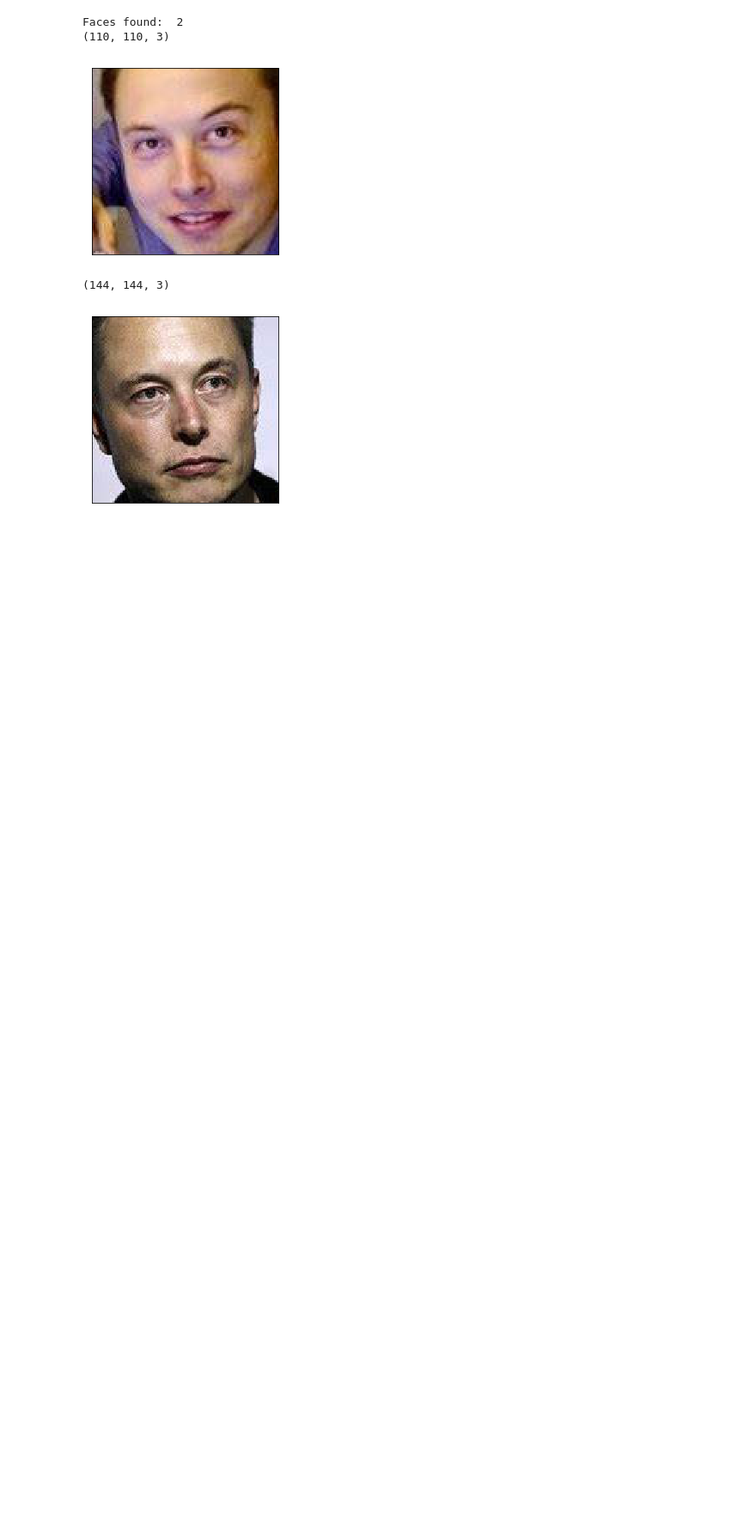
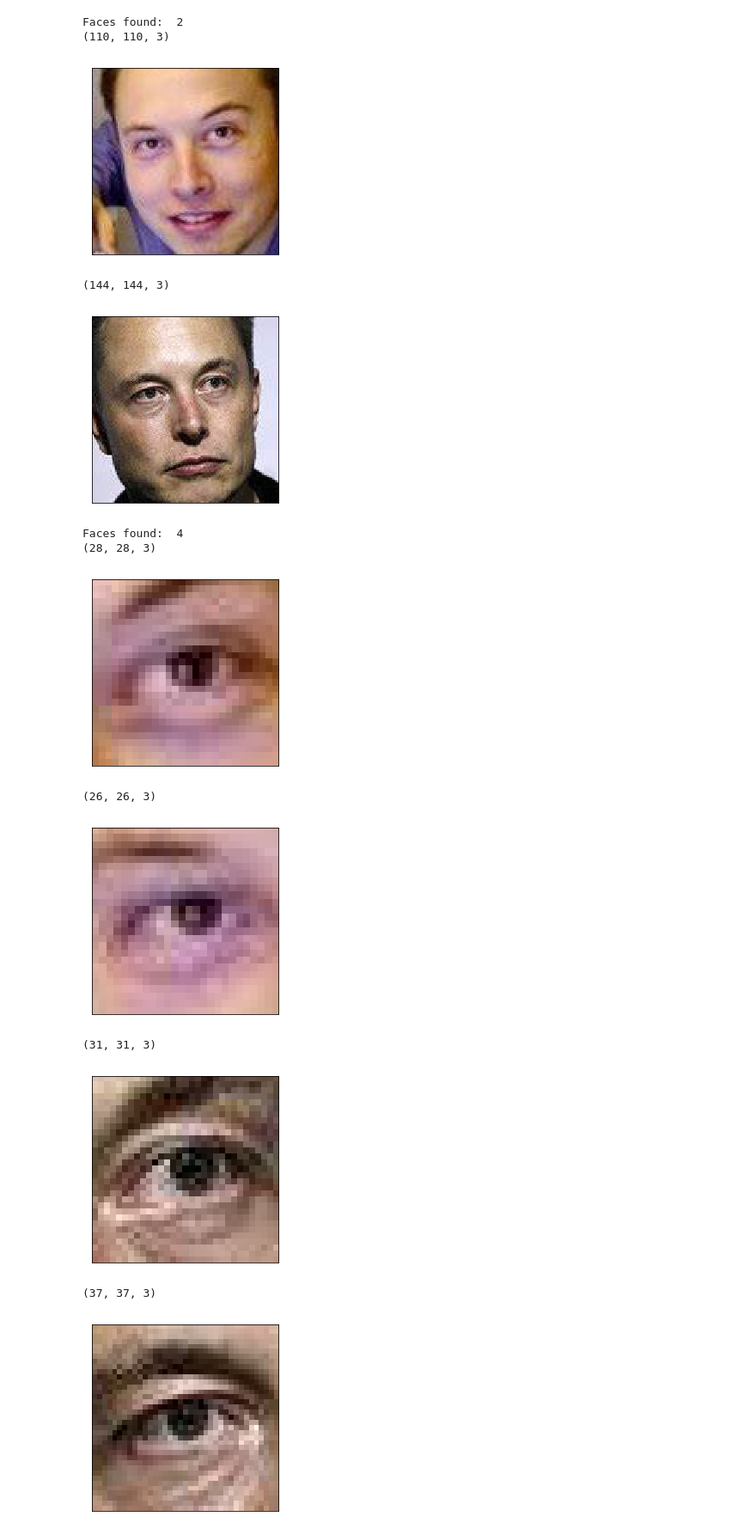
Before and after one commit to frtu/face-recognition-platform, a Jupyter notebook: notebook/image_utils.ipynb, the cells around one changed output. Shown at 86% size. Cells and saved outputs as stored; diff of their text form; code cells hidden in the pictures; blank space fills up the shorter version.

Commit message:
Allow to cascade to be configurable and capture anything : faces, eyes, ...

```diff
--- a/notebook/image_utils.ipynb
+++ b/notebook/image_utils.ipynb
@@ -56,12 +56,10 @@ def img_show_using_color(img, color_map='gray'):
 # %%
 import cv2
 
-cascade_path = '../cascades/haarcascades/haarcascade_frontalface_alt2.xml'
-cascade = cv2.CascadeClassifier(cascade_path)
+haarcascade_dir = '../cascades/haarcascades/'
+cascade_frontalface_alt2 = cv2.CascadeClassifier(haarcascade_dir + 'haarcascade_frontalface_alt2.xml')
 
-margin=0
-
-def detect_faces(img, scale_factor=1.1, min_neighbors=5, coordinate_mapper=None):
+def detect_faces(img, scale_factor=1.1, min_neighbors=5, coordinate_mapper=None, cascade=cascade_frontalface_alt2):
     faces = cascade.detectMultiScale(img,
                                      scaleFactor=scale_factor,
                                      minNeighbors=min_neighbors)
@@ -74,14 +72,16 @@ def detect_faces(img, scale_factor=1.1, min_neighbors=5, coordinate_mapper=None)
         face_collector.append(coordinate_mapper(img, x, y, w, h))
 
     return face_collector
-
-def highlight_face(img, x, y, w, h):
-    cv2.rectangle(img, (x, y), (x+w, y+h), (0, 255, 0), 2)
-
-def extract_face(img, x, y, w, h):
-    cropped = img[y-margin//2:y+h+margin//2,
-                  x-margin//2:x+w+margin//2, :]
-    return cropped
+# %%
+margin=0
+
+def extract_face_mapper(img, x, y, w, h):
+    cropped = img[y-margin//2:y+h+margin//2,
+                  x-margin//2:x+w+margin//2, :]
+    return cropped
+
+def highlight_face_mapper(img, x, y, w, h):
+    cv2.rectangle(img, (x, y), (x+w, y+h), (0, 255, 0), 2)
 # %% [markdown]
 # Tests
 # %%
@@ -128,3 +127,22 @@ Faces found:  2
 [figure]
 (144, 144, 3)
 [figure]
+# %%
+img = img_read(img_path)
+
+cascade_eye = cv2.CascadeClassifier(haarcascade_dir + 'haarcascade_eye.xml')
+
+face_images = detect_faces(img, coordinate_mapper=extract_face_mapper, cascade=cascade_eye)
+for img in face_images:
+    print(img.shape)
+    img_show(img)
+# %% [output]
+Faces found:  4
+(28, 28, 3)
+[figure, added]
+(26, 26, 3)
+[figure, added]
+(31, 31, 3)
+[figure, added]
+(37, 37, 3)
+[figure, added]
```
Also changed, not shown: parts of 2 cells of this notebook.
